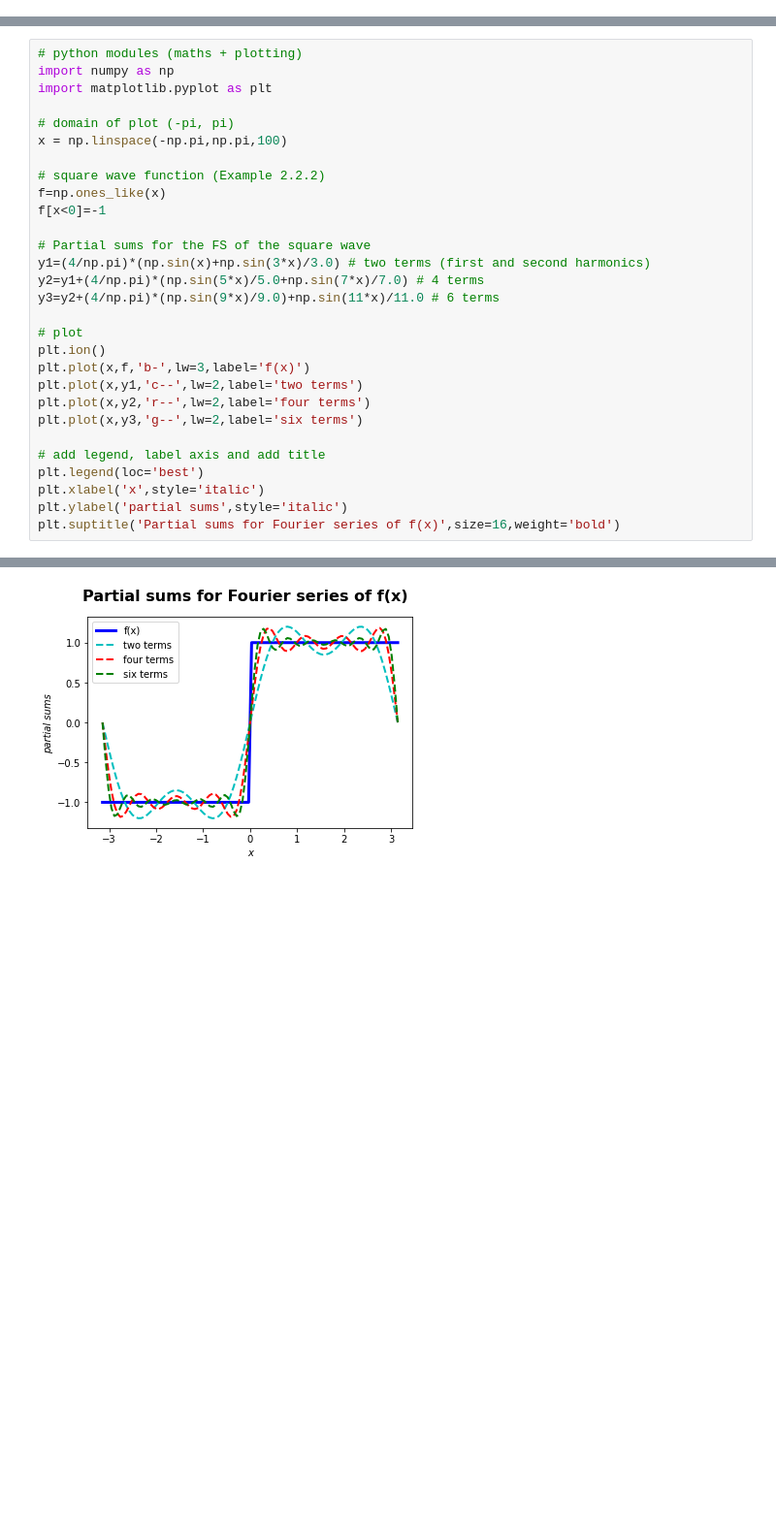
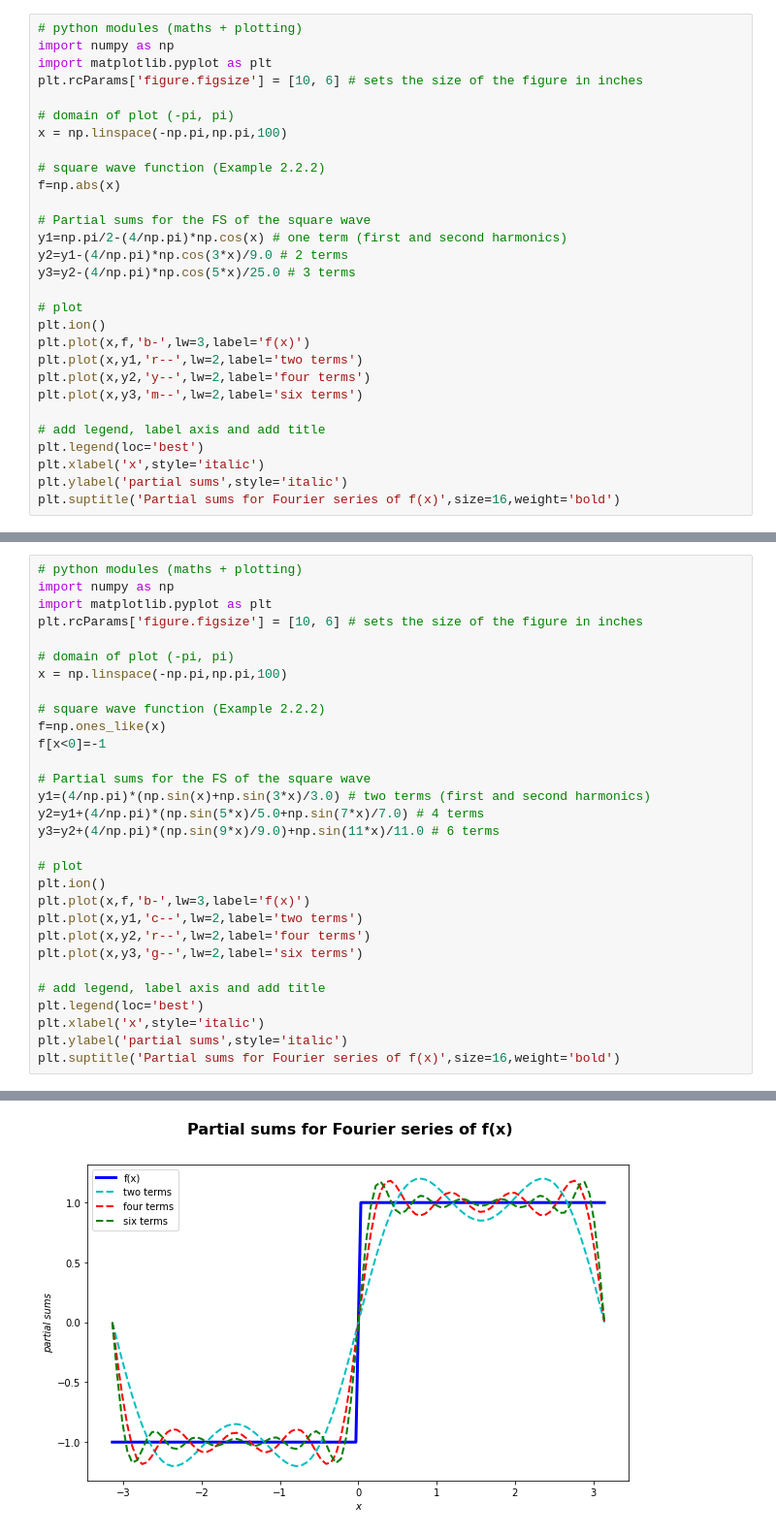
Before and after one commit to jjcrofts77/Advanced-Calculus-MATH20471, a Jupyter notebook: content/notebooks/Part1/Chapter2/Fourierseries2pi.ipynb, the cells around one changed output, grey strips where cells are left out. Shown: that part at 97% size. Cells and saved outputs as stored; diff of their text form; blank space fills up the shorter version.

```diff
--- a/content/notebooks/Part1/Chapter2/Fourierseries2pi.ipynb
+++ b/content/notebooks/Part1/Chapter2/Fourierseries2pi.ipynb
@@ -281,0 +176,29 @@ Don't worry if you don't know python as it's not assessed! However, if you do, w
+# %%
+# python modules (maths + plotting)
+import numpy as np
+import matplotlib.pyplot as plt
+plt.rcParams['figure.figsize'] = [10, 6] # sets the size of the figure in inches
+
+# domain of plot (-pi, pi)
+x = np.linspace(-np.pi,np.pi,100)
+
+# square wave function (Example 2.2.2)
+f=np.abs(x)
+
+# Partial sums for the FS of the square wave
+y1=np.pi/2-(4/np.pi)*np.cos(x) # one term (first and second harmonics)
+y2=y1-(4/np.pi)*np.cos(3*x)/9.0 # 2 terms
+y3=y2-(4/np.pi)*np.cos(5*x)/25.0 # 3 terms
+
+# plot
+plt.ion()
+plt.plot(x,f,'b-',lw=3,label='f(x)')
+plt.plot(x,y1,'r--',lw=2,label='two terms')
+plt.plot(x,y2,'y--',lw=2,label='four terms')
+plt.plot(x,y3,'m--',lw=2,label='six terms')
+
+# add legend, label axis and add title
+plt.legend(loc='best')
+plt.xlabel('x',style='italic')
+plt.ylabel('partial sums',style='italic')
+plt.suptitle('Partial sums for Fourier series of f(x)',size=16,weight='bold')
@@ -283,31 +316,32 @@ Don't worry if you don't know python as it's not assessed! However, if you do, w
 # python modules (maths + plotting)
 import numpy as np
 import matplotlib.pyplot as plt
+plt.rcParams['figure.figsize'] = [10, 6] # sets the size of the figure in inches
 
 # domain of plot (-pi, pi)
 x = np.linspace(-np.pi,np.pi,100)
 
 # square wave function (Example 2.2.2)
 f=np.ones_like(x)
 f[x<0]=-1
 
 # Partial sums for the FS of the square wave
 y1=(4/np.pi)*(np.sin(x)+np.sin(3*x)/3.0) # two terms (first and second harmonics)
 y2=y1+(4/np.pi)*(np.sin(5*x)/5.0+np.sin(7*x)/7.0) # 4 terms
 y3=y2+(4/np.pi)*(np.sin(9*x)/9.0)+np.sin(11*x)/11.0 # 6 terms
 
 # plot
 plt.ion()
 plt.plot(x,f,'b-',lw=3,label='f(x)')
 plt.plot(x,y1,'c--',lw=2,label='two terms')
 plt.plot(x,y2,'r--',lw=2,label='four terms')
 plt.plot(x,y3,'g--',lw=2,label='six terms')
 
 # add legend, label axis and add title
 plt.legend(loc='best')
 plt.xlabel('x',style='italic')
 plt.ylabel('partial sums',style='italic')
 plt.suptitle('Partial sums for Fourier series of f(x)',size=16,weight='bold')
 # %% [output]
 Text(0.5, 0.98, 'Partial sums for Fourier series of f(x)')
-[figure, old version]
+[figure, new version]
```
Also changed, not shown: parts of 3 cells of this notebook.
